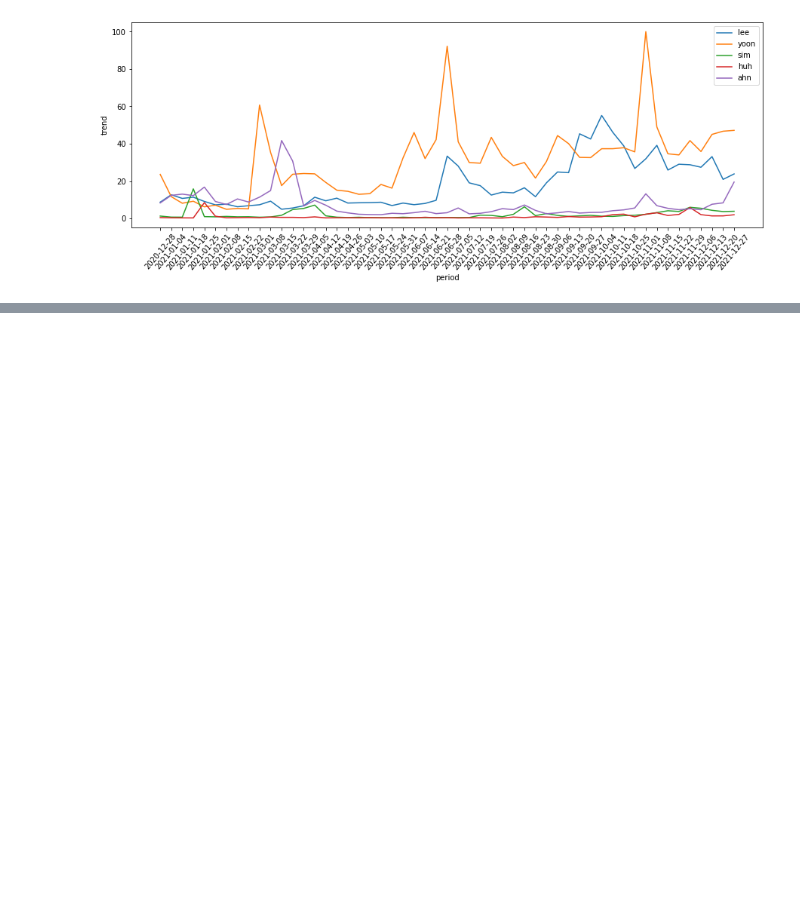
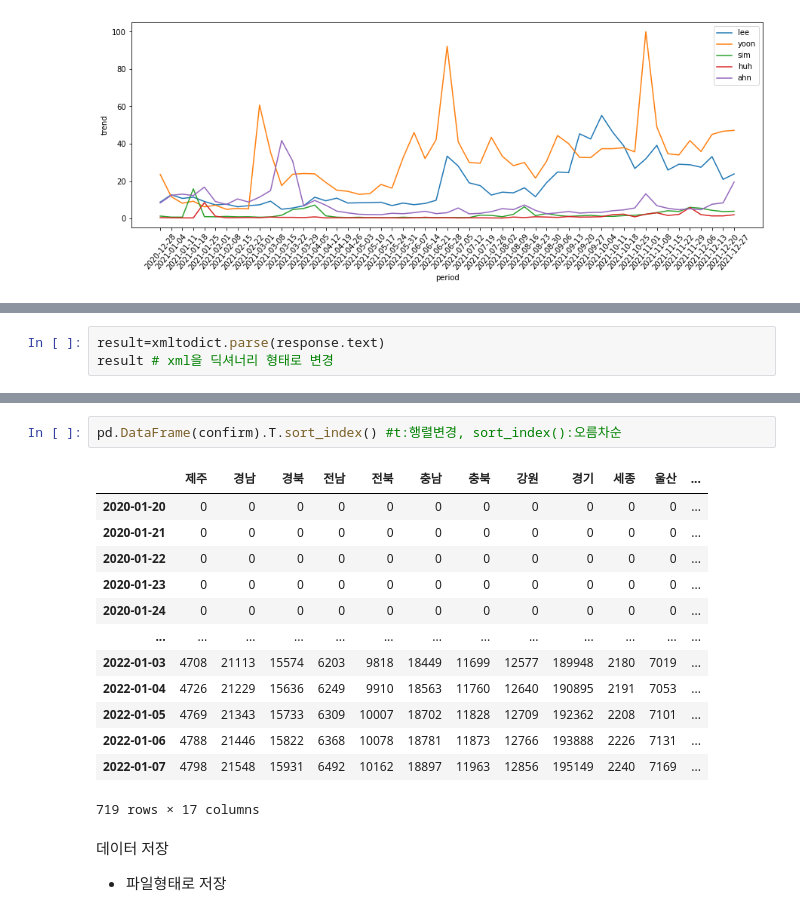
Before and after one commit to heewon330/TIL3, a Jupyter notebook: openAPI.ipynb, the cells around one changed output, grey strips where cells are left out. Saved outputs shown, nothing was run; the diff lists cells and outputs as text; blank space fills up the shorter version.

```diff
--- a/openAPI.ipynb
+++ b/openAPI.ipynb
@@ -426,0 +459,3 @@ plt.show()
+# %%
+result=xmltodict.parse(response.text)
+result # xml을 딕셔너리 형태로 변경
@@ -426,0 +579,19 @@ plt.show()
+# %%
+pd.DataFrame(confirm).T.sort_index() #t:행렬변경, sort_index():오름차순
+# %% [output]
+|  | 제주 | 경남 | 경북 | 전남 | 전북 | 충남 | 충북 | 강원 | 경기 | 세종 | 울산 | ... |
+| 2020-01-20 | 0 | 0 | 0 | 0 | 0 | 0 | 0 | 0 | 0 | 0 | 0 | ... |
+| 2020-01-21 | 0 | 0 | 0 | 0 | 0 | 0 | 0 | 0 | 0 | 0 | 0 | ... |
+| 2020-01-22 | 0 | 0 | 0 | 0 | 0 | 0 | 0 | 0 | 0 | 0 | 0 | ... |
+| 2020-01-23 | 0 | 0 | 0 | 0 | 0 | 0 | 0 | 0 | 0 | 0 | 0 | ... |
+| 2020-01-24 | 0 | 0 | 0 | 0 | 0 | 0 | 0 | 0 | 0 | 0 | 0 | ... |
+| ... | ... | ... | ... | ... | ... | ... | ... | ... | ... | ... | ... | ... |
+| 2022-01-03 | 4708 | 21113 | 15574 | 6203 | 9818 | 18449 | 11699 | 12577 | 189948 | 2180 | 7019 | ... |
+| 2022-01-04 | 4726 | 21229 | 15636 | 6249 | 9910 | 18563 | 11760 | 12640 | 190895 | 2191 | 7053 | ... |
+| 2022-01-05 | 4769 | 21343 | 15733 | 6309 | 10007 | 18702 | 11828 | 12709 | 192362 | 2208 | 7101 | ... |
+| 2022-01-06 | 4788 | 21446 | 15822 | 6368 | 10078 | 18781 | 11873 | 12766 | 193888 | 2226 | 7131 | ... |
+| 2022-01-07 | 4798 | 21548 | 15931 | 6492 | 10162 | 18897 | 11963 | 12856 | 195149 | 2240 | 7169 | ... |
+719 rows × 17 columns
+# %% [markdown]
+데이터 저장
+- 파일형태로 저장
```
Also changed, not shown: parts of 34 cells of this notebook.
